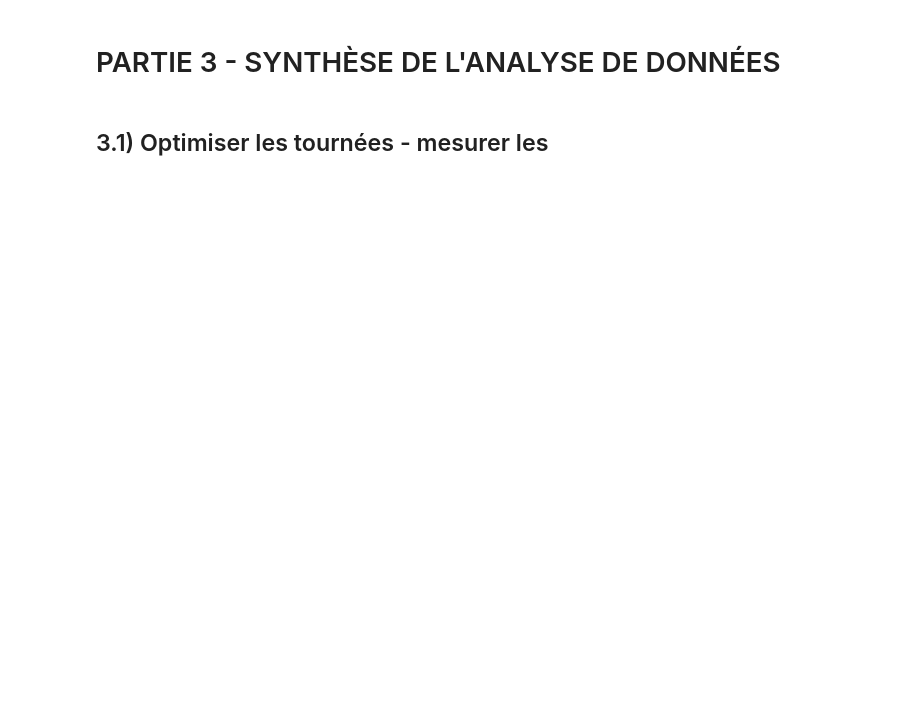
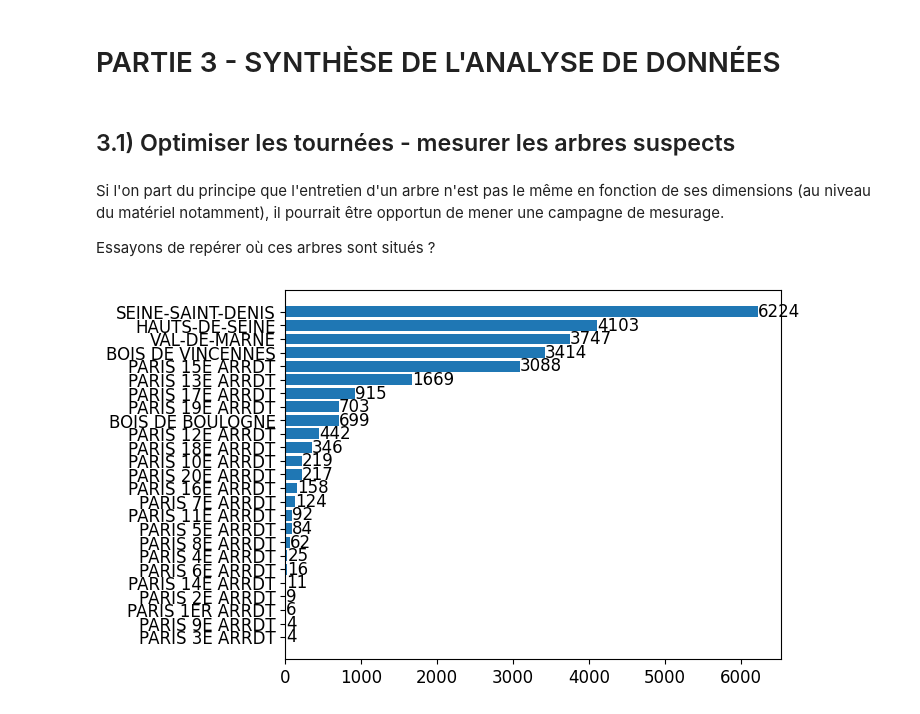
Before and after one commit to ClementPatin/OC-P2, a Jupyter notebook: Patin_Clement_1_notebook_032023.ipynb, the cells around one changed output. Cells and saved outputs as stored; diff of their text form; code cells hidden in the pictures; blank space fills up the shorter version.

```diff
--- a/Patin_Clement_1_notebook_032023.ipynb
+++ b/Patin_Clement_1_notebook_032023.ipynb
@@ -772,4 +774,21 @@ dataPropre.loc[dataPropre["circonference_cm"]>circonferenceMax,"circonference_cm
 # %% [markdown]
 # PARTIE 3 - SYNTHÈSE DE L'ANALYSE DE DONNÉES<a class="anchor" id="P3"></a>
-# %% [markdown]
-## 3.1) Optimiser les tournées - mesurer les  <a class="anchor" id="P3"></a>
+# %% [markdown]
+## 3.1) Optimiser les tournées - mesurer les arbres suspects <a class="anchor" id="P3"></a>
+# %% [markdown]
+Si l'on part du principe que l'entretien d'un arbre n'est pas le même en fonction de ses dimensions (au niveau du matériel notamment), il pourrait être opportun de mener une campagne de mesurage.
+
+Essayons de repérer où ces arbres sont situés ?
+# %%
+# focus on trees whose hauteur and circonference are NaN
+dataAMesurer=dataPropre.loc[(dataPropre["hauteur_cm"].isna())|(dataPropre["circonference_cm"].isna()),:]
+
+# in which arrondissement are they ?
+A=dataAMesurer["arrondissement"].value_counts(ascending=True)
+
+# chart
+graph=plt.barh(y=A.index,width=A)
+plt.bar_label(graph)
+plt.show()
+# %% [output]
+[figure, added]
```
Also changed, not shown: parts of 16 cells of this notebook.
